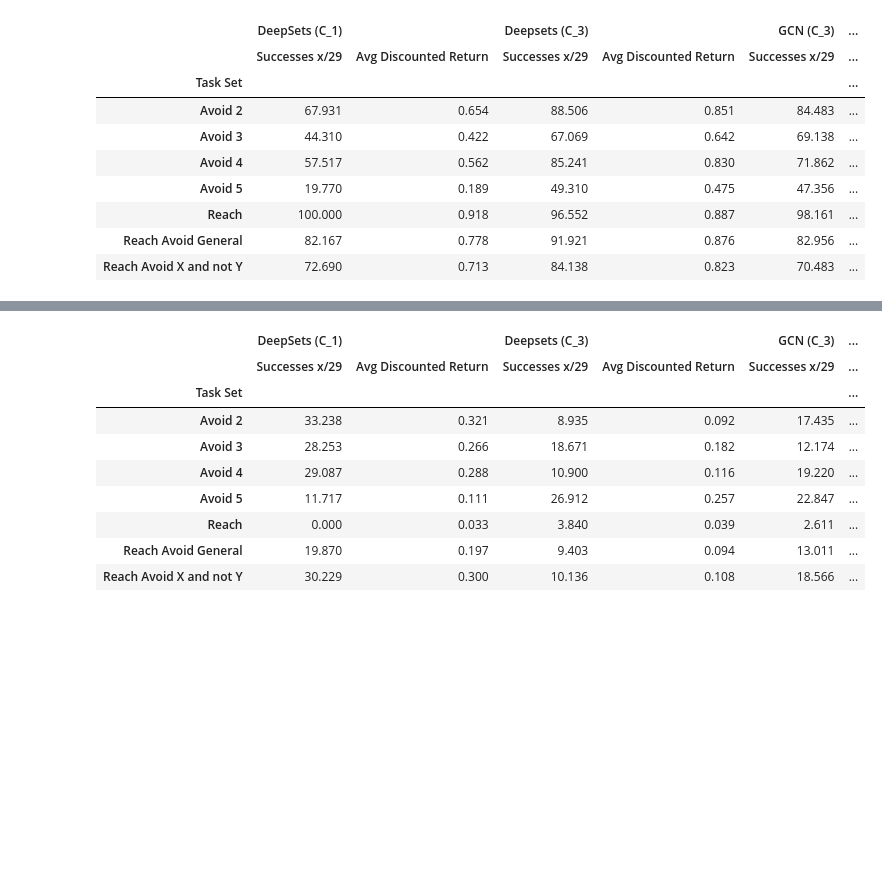
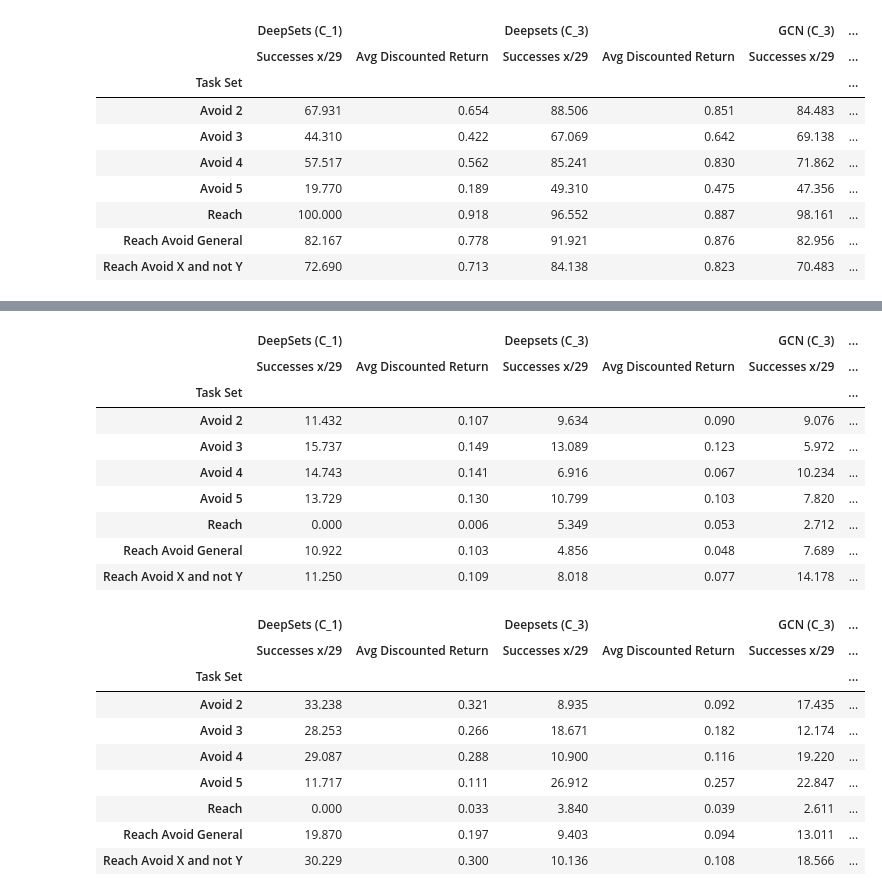
Before and after one commit to mattiagiuri/ltl_gnn, a Jupyter notebook: visualize_neo_results_chessworld.ipynb, the cells around one changed output, grey strips where cells are left out. Drawn from its saved outputs; the diff is of its cells as text; code cells hidden in the pictures; blank space fills up the shorter version.

```diff
--- a/visualize_neo_results_chessworld.ipynb
+++ b/visualize_neo_results_chessworld.ipynb
@@ -133,3 +154,16 @@ df_ra_mean.groupby("Task Set").mean()
+# %%
+df_ra_std.groupby("Task Set").mean()
+# %% [output]
+|  | DeepSets (C_1) |  | Deepsets (C_3) |  | GCN (C_3) | ... |
+|  | Successes x/29 | Avg Discounted Return | Successes x/29 | Avg Discounted Return | Successes x/29 | ... |
+| Task Set |  |  |  |  |  | ... |
+| Avoid 2 | 11.432 | 0.107 | 9.634 | 0.090 | 9.076 | ... |
+| Avoid 3 | 15.737 | 0.149 | 13.089 | 0.123 | 5.972 | ... |
+| Avoid 4 | 14.743 | 0.141 | 6.916 | 0.067 | 10.234 | ... |
+| Avoid 5 | 13.729 | 0.130 | 10.799 | 0.103 | 7.820 | ... |
+| Reach | 0.000 | 0.006 | 5.349 | 0.053 | 2.712 | ... |
+| Reach Avoid General | 10.922 | 0.103 | 4.856 | 0.048 | 7.689 | ... |
+| Reach Avoid X and not Y | 11.250 | 0.109 | 8.018 | 0.077 | 14.178 | ... |
 # %%
 df_ra_mean.groupby("Task Set").std()
 # %% [output]
```
Also changed, not shown: parts of 4 cells of this notebook, 5 other files.
